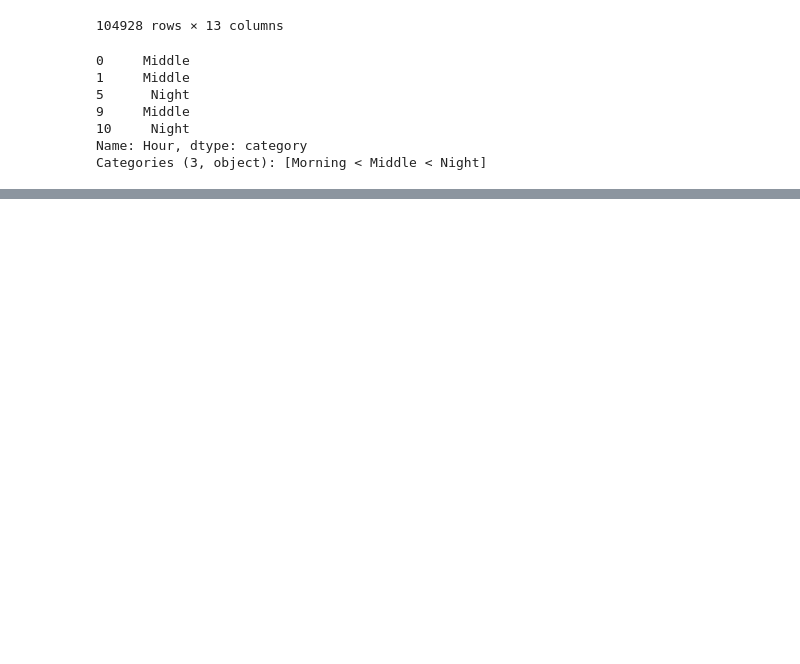
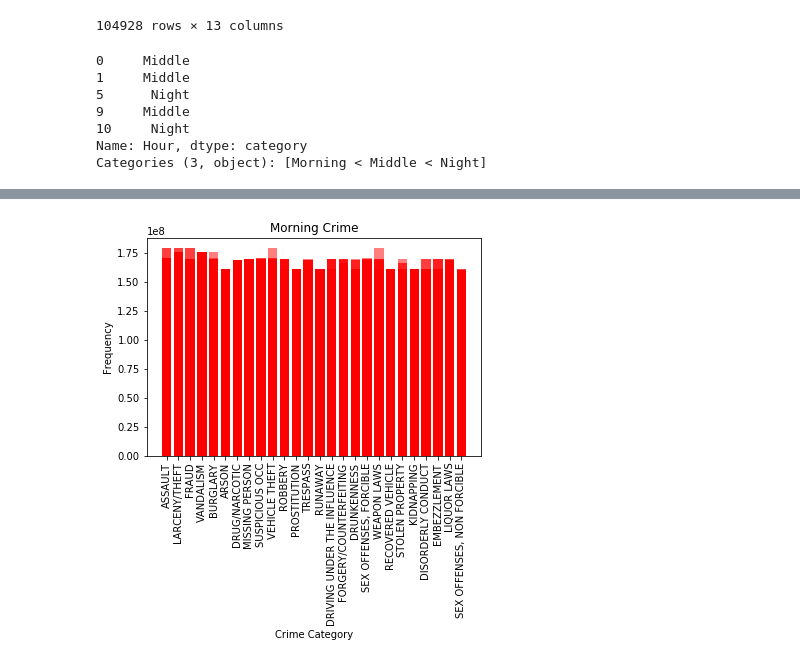
Before and after one commit to michellegillis/SFPD_Crime_Stats_Project, a Jupyter notebook: sf_crime_category.ipynb, the cells around one changed output, grey strips where cells are left out. Saved outputs shown, nothing was run; the diff lists cells and outputs as text; code cells hidden in the pictures; blank space fills up the shorter version.

```diff
--- a/sf_crime_category.ipynb
+++ b/sf_crime_category.ipynb
@@ -77,0 +166,12 @@ sf_crime.head()
+# %%
+# Night
+x_axis = night_crime["Category"]
+crime_count = night_crime["IncidntNum"]
+plt.bar(x_axis, crime_count, color='r', alpha=.5, align="center")
+plt.xticks(rotation = "vertical")
+plt.title("Morning Crime")
+plt.xlabel("Crime Category")
+plt.ylabel("Frequency")
+plt.show()
+# %% [output]
+[figure, added]
```
Also changed, not shown: parts of 8 cells of this notebook, 2 other files.
